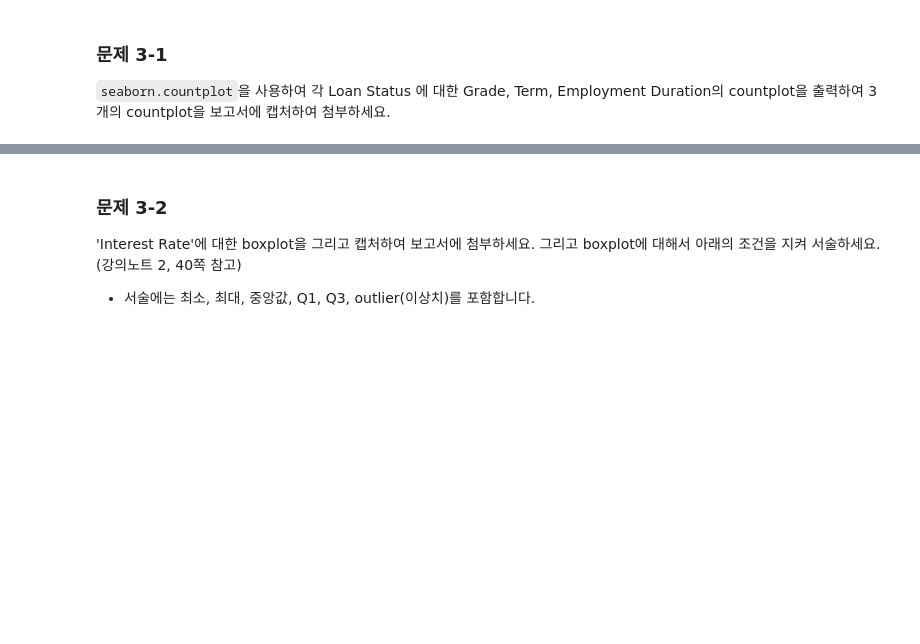
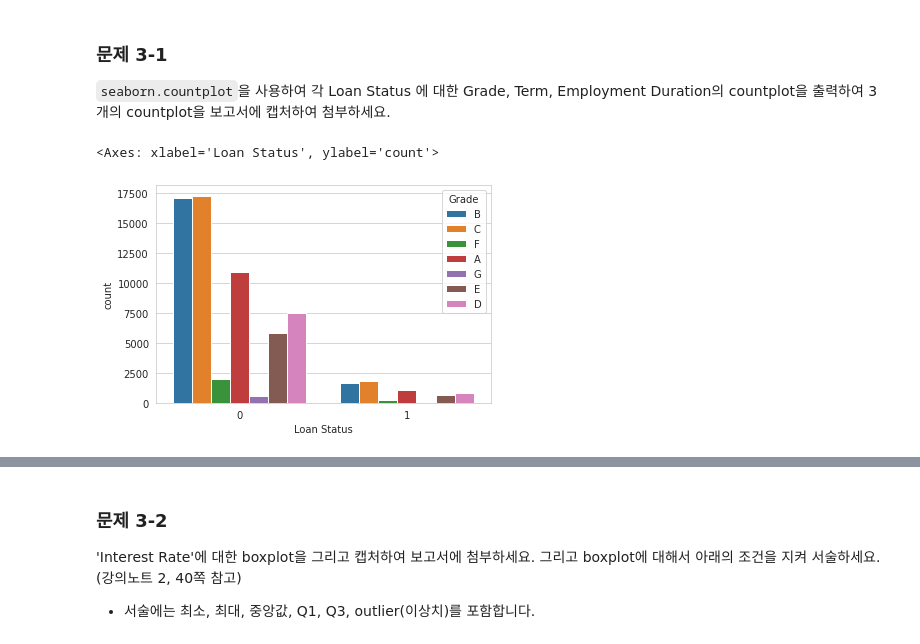
Before and after one commit to wannaBpark/2023S-Ajou-ML, a Jupyter notebook: HW1.ipynb, the cells around one changed output, grey strips where cells are left out. Saved outputs shown, nothing was run; the diff lists cells and outputs as text; code cells hidden in the pictures; blank space fills up the shorter version.

````diff
--- a/HW1.ipynb
+++ b/HW1.ipynb
@@ -296,5 +300,10 @@ print(numerical)
 ```seaborn.countplot```을 사용하여 각 Loan Status 에 대한 Grade, Term, Employment Duration의 countplot을 출력하여 3개의 countplot을 보고서에 캡처하여 첨부하세요.
 # %%
 # Loan Status에 대한 Grade의 countplot 작성
+sns.countplot(x='Loan Status', hue = "Grade", data = data)
+# plt.show()
+# %% [output]
+<Axes: xlabel='Loan Status', ylabel='count'>
+[figure, added]
 # %%
 # Loan Status에 대한 Term의 countplot 작성
````
Also changed, not shown: parts of 12 cells of this notebook.
